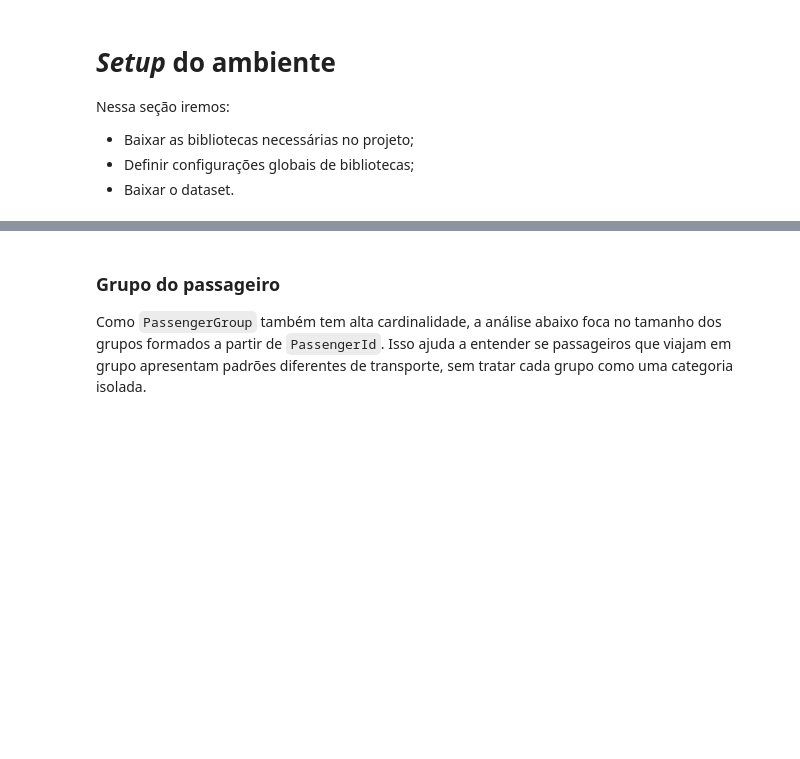
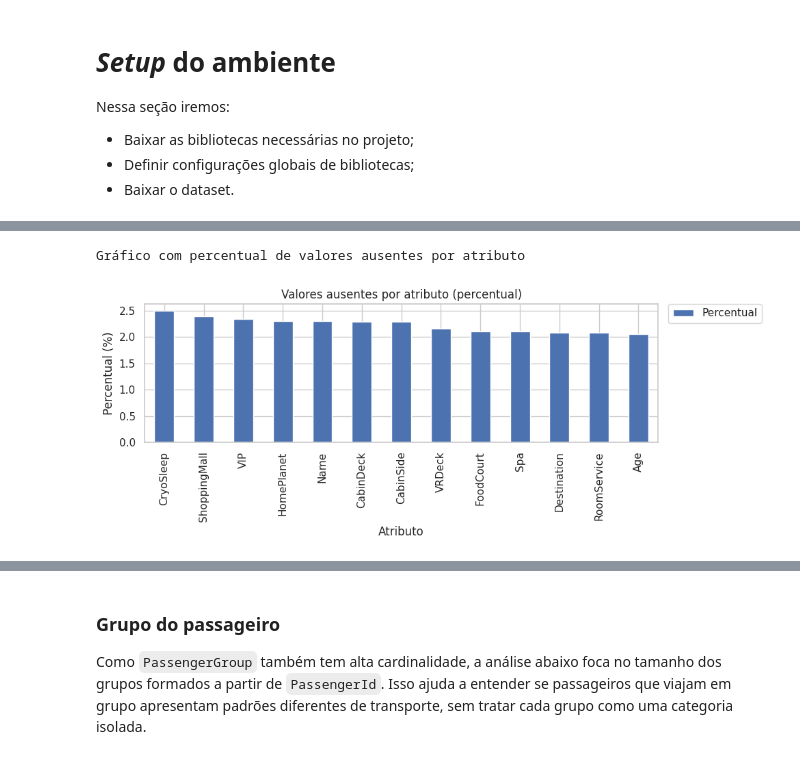
Before and after one commit to gabrafo/MineracaoDeDados, a Jupyter notebook: notebook.ipynb, the cells around one changed output, grey strips where cells are left out. Drawn from its saved outputs; the diff is of its cells as text; code cells hidden in the pictures; blank space fills up the shorter version.

```diff
--- a/notebook.ipynb
+++ b/notebook.ipynb
@@ -127,15 +213,18 @@ plt.show()
 # %%
 print("Gráfico com percentual de valores ausentes por atributo")
-ax = missing_train["missing_pct"].plot(
+ax = missing_eda["missing_pct"].plot(
     kind="bar",
     figsize=(10, 4),
     title="Valores ausentes por atributo (percentual)"
 )
 ax.set_xlabel("Atributo")
 ax.set_ylabel("Percentual (%)")
 ax.legend(["Percentual"], bbox_to_anchor=(1.02, 1), loc="upper left", borderaxespad=0)
 plt.tight_layout()
 plt.show()
+# %% [output]
+Gráfico com percentual de valores ausentes por atributo
+[figure, added]
 # %%
 # Distribuição do atributo alvo para checar balanceamento de classes
 print("Tabela com contagem e percentual do atributo alvo")
```
Also changed, not shown: parts of 29 cells of this notebook.
